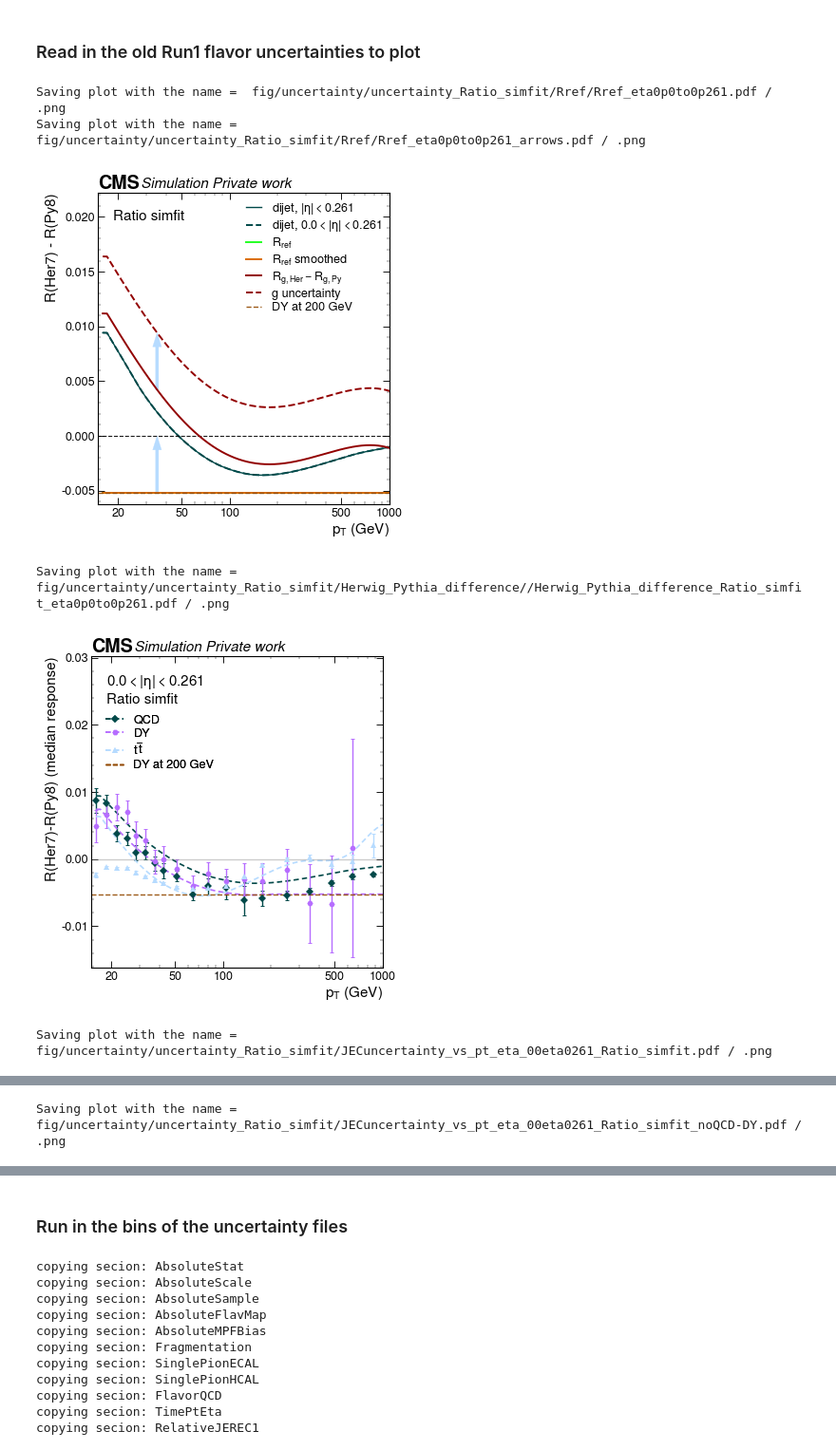
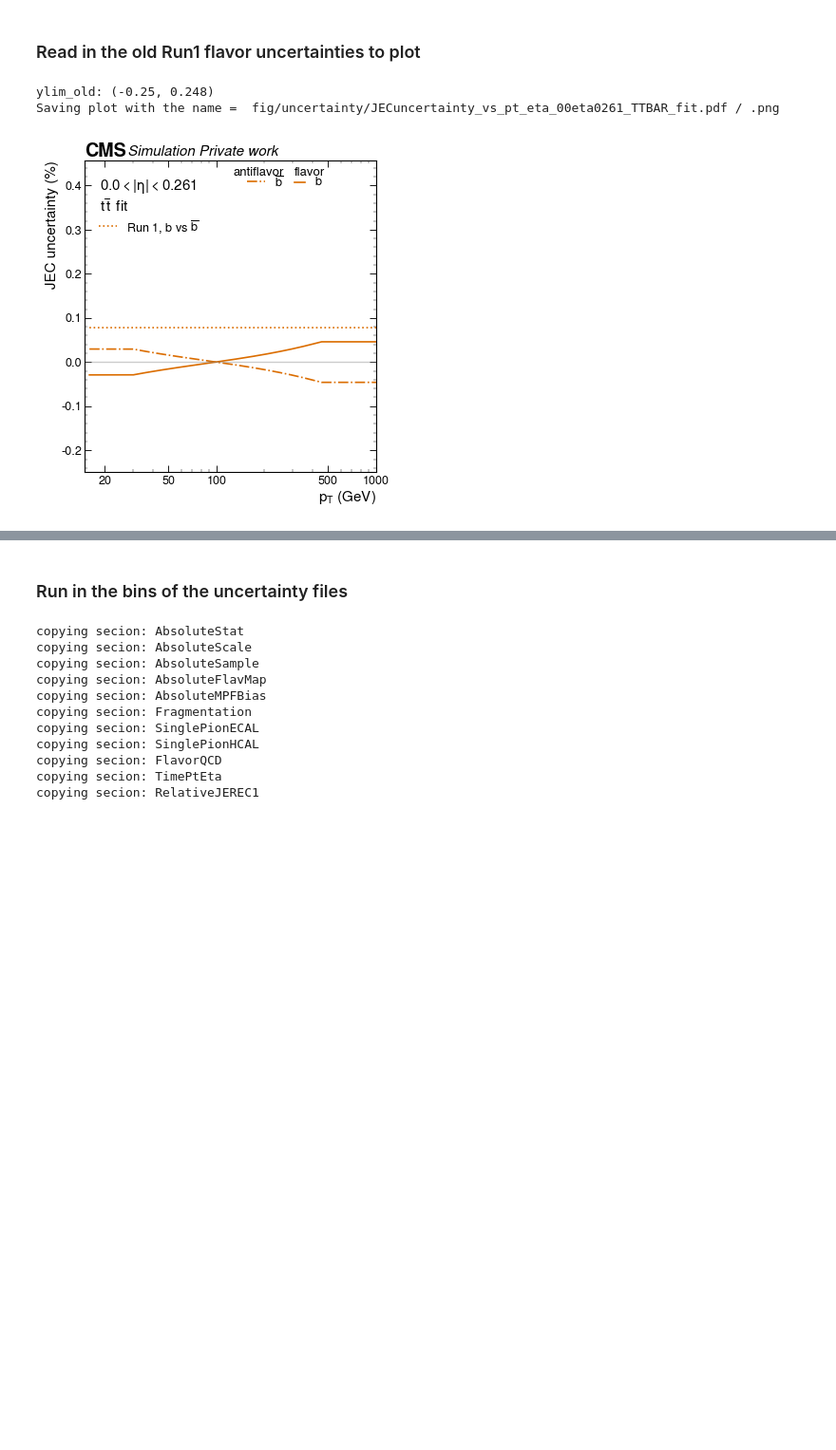
Before and after one commit to AndrissP/JMECoffea, a Jupyter notebook: flavor_fractions_and_uncertainties.ipynb, the cells around one changed output, grey strips where cells are left out. Shown at 95% size. Drawn from its saved outputs; the diff is of its cells as text; code cells hidden in the pictures; blank space fills up the shorter version.

```diff
--- a/flavor_fractions_and_uncertainties.ipynb
+++ b/flavor_fractions_and_uncertainties.ipynb
@@ -394,13 +400,18 @@ correction_txt = f'Summer20UL18_V2_MC_L5Flavor_AK4PFchs'
 # correction_txt_simfit = f'Summer20UL18_V2_MC_L5Flavor_AK4PFchs_simfit'#+combine_antiflavour_txt
 # %%
 # Always use MG corrections. MGPy and MGHer as the they contain the MG QCD datasets that are in both Pythia and Herwig
-fit_tags = {'Sum20Py': 'MGQCD',
-           'Sum20Her': 'MGQCD_Her'}
+fit_tags = {'Sum20Py': '_MGQCD',
+           'Sum20Her': '_MGQCD_Her'}
+
+# for split_antiflav
+if not combine_antiflavour:
+    fit_tags = {'Sum20Py': '_Summer20Flavor_old',
+               'Sum20Her': '_Summer20Flavor_old_Her'}
 
 #### Read the fitted corrections
 evaluator_names = {
-    'Sum20Py': f'{correction_txt}{combine_antiflavour_txt}_{fit_tags["Sum20Py"]}{unc_eta_str}',
-    'Sum20Her': f'{correction_txt}{combine_antiflavour_txt}_{fit_tags["Sum20Her"]}{unc_eta_str}',
+    'Sum20Py': f'{correction_txt}{combine_antiflavour_txt}{fit_tags["Sum20Py"]}{unc_eta_str}',
+    'Sum20Her': f'{correction_txt}{combine_antiflavour_txt}{fit_tags["Sum20Her"]}{unc_eta_str}',
 #     'Sum20Py_simfit': f'{correction_txt}_standalonePy_simfit{unc_eta_str}', #
 #     'Sum20Her_simfit': f'{correction_txt}_simfit{unc_eta_str}_Her',
 }
@@ -438,5 +449,8 @@ ext.add_weight_sets(corr_loc_Sum20_Py+corr_loc_Sum20_Her) #+corr_loc_Sum20_Py_si
 #     ext.add_weight_sets(corr_loc_Sum20_Py+corr_loc_Sum20_Her)
 ext.finalize()
 evaluator = ext.make_evaluator()
-# else:
-correction_txt = correction_txt+combine_antiflavour_txt+'_MGQCD'
+correction_txt = correction_txt+combine_antiflavour_txt
+if combine_antiflavour:
+    correction_txt = correction_txt+'_MGQCD'
+else: ## for now use the old results before updates
+    correction_txt = 'Summer20UL18_V2_MC_L5Flavor_AK4PFchs_split_antiflav_Summer20Flavor_old'
@@ -744,10 +1722,14 @@ def make_ref(ptvals, etavals, Her_Py_ratio_incl_DY, Her_Py_ratio_incl_QCD):
 # %%
 from scipy.signal import savgol_filter
 
-ptplot_vals = [16, 21.5, 32.5, 51, 105, 350, 650]
+# ptplot_vals = [16, 21.5, 32.5, 51, 105, 350, 650]
 ptplot_vals = []
 etaplot_vals = [jeteta_bins.centres[0]]
 # etaplot_vals = jeteta_bins.centres #[16, 21.5, 32.5, 51, 105, 350, 650]
+
+flavors2plot = ['b', 'bbar'] # to make the plot look less busy
+# flavors2plot = ['c', 'b', 'ud', 's', 'cbar', 'bbar', 'udbar', 'sbar'] # to make the plot look less busy
+
 # etaplot_vals = [0]
 
 # ptplot_vals = [] #[16, 21.5, 32.5, 51, 105, 350, 650]
@@ -782,7 +1764,7 @@ else:
                                         correction_txt_dir=correction_txt_dir,
                                         correction_txt=correction_txt_mtp,
                                         inverse=False,
-                                        ptmin_global=ptmin_global,
+#                                         ptmin_global=ptmin_global,
                                         ptmax_global=ptmax_global,
                                         use_corrections=use_corrections2,
                                        )
@@ -842,44 +1824,44 @@ for plot_val, plotvspt in zip(plot_vals, plotvspt_ls):
     if plotvspt:
 #         uncertainty_curves['Rref'] = savgol_filter(uncertainty_curves['Rref'], 150, 3)
         Rinit = uncertainty_curves['Rref'].copy()
         uncertainty_curves['Rref'] = moving_average(uncertainty_curves['Rref'], len(uncertainty_curves['Rref'])//12)
     ptoretastr+=pltstr2
 
-    if plotvspt:
+    if plotvspt and combine_antiflavour:
         plot_Rref(ptvals, uncertainty_curves["Rdijet0"], HerPy_differences['QCD'][0], uncertainty_curves["g20q80_fixed"],
                  Rinit, uncertainty_curves['Rref'], jeteta_bins, idx, pltstr2[1:], uncertainty_curves["g100"] )
         ptidx = np.searchsorted(ptvals,200) #DY never has decent stats
         HerPy_differences['DY'][0][ptidx:] = HerPy_differences['DY'][0][ptidx]
-        flavors2 = ['g', 'c', 'b', 'q']
+
+#         flavors2plot = ['c', 'b', 'q']
         plot_HerPydiff(ptvals, HerPy_differences, uncertainty_curves, divideHerPy, idx, jeteta_bins, pt_bins,
                        pltstr2, flavors=[], combine_antiflavour=combine_antiflavour)
 
 #     for flav in flavors:
 #         if combine_antiflavour:
 #             uncert_to_save[flav] = np.vstack([uncert_to_save[flav],
 #                                               uncertainty_curves[flav+'100']-uncertainty_curves['Rref']])
 #         else:
 #             uncert_to_save[flav] = np.vstack([uncert_to_save[flav],
 #                                               uncertainty_curves[flav+'100']])
 
     if not divideHerPy:
-#         flavors2 = ['g', 'c', 'b', 'q', 'u', 'd', 's']
-        flavors2 = ['g', 'c', 'b', 'q']
+#         flavors2plot = ['g', 'c', 'b', 'q', 'u', 'd', 's']
+#         flavors2plot = ['g', 'c', 'b', 'q']
+#         flavors2plot = flavors
 #         print("HerPy diff 1 = ", HerPy_differences['QCD'][0][:10]*100)
         if combine_antiflavour:
             plot_uncertainty(ptvals, etavals, HerPy_differences, uncertainty_curves, uncertainties,
-                             ptoretastr, pltstr2, flavors2, plotvspt=plotvspt, plot_qcd_DY=True)
+                             ptoretastr, pltstr2, flavors2plot, plotvspt=plotvspt, plot_qcd_DY=True)
             plot_uncertainty(ptvals, etavals, HerPy_differences, uncertainty_curves, uncertainties,
-                             ptoretastr, pltstr2, ['g', 'c', 'b', 'q'], plotvspt=plotvspt, plot_qcd_DY=False)
+                             ptoretastr, pltstr2, flavors2plot, plotvspt=plotvspt, plot_qcd_DY=False)
         else:
-            plot_uncertainty_antiflav(ptvals, etavals, uncertainty_curves, uncertainties,
-                             ptoretastr, flavors2, plotvspt=plotvspt)
+            unc_old = {'b': np.array([0.078]*len(ptvals))}
+            plot_uncertainty_antiflav(ptvals, etavals, uncertainty_curves, unc_old,
+                             ptoretastr, flavors2plot, plotvspt=plotvspt, plot_old=True, ylims=(-0.25, 0.248))
 # for flav in flavors:
 #     uncert_to_save[flav] = uncert_to_save[flav][1:]
 # %% [output]
-Saving plot with the name =  fig/uncertainty/uncertainty_Ratio_simfit/Rref/Rref_eta0p0to0p261.pdf / .png
-Saving plot with the name =  fig/uncertainty/uncertainty_Ratio_simfit/Rref/Rref_eta0p0to0p261_arrows.pdf / .png
+ylim_old: (-0.25, 0.248)
+Saving plot with the name =  fig/uncertainty/JECuncertainty_vs_pt_eta_00eta0261_TTBAR_fit.pdf / .png
-[figure, old version]
+[figure, new version]
-Saving plot with the name =  fig/uncertainty/uncertainty_Ratio_simfit/Herwig_Pythia_difference//Herwig_Pythia_difference_Ratio_simfit_eta0p0to0p261.pdf / .png
-[figure, removed]
-Saving plot with the name =  fig/uncertainty/uncertainty_Ratio_simfit/JECuncertainty_vs_pt_eta_00eta0261_Ratio_simfit.pdf / .png
@@ -887 +1867,0 @@ Saving plot with the name =  fig/uncertainty/uncertainty_Ratio_simfit/JECuncerta
-Saving plot with the name =  fig/uncertainty/uncertainty_Ratio_simfit/JECuncertainty_vs_pt_eta_00eta0261_Ratio_simfit_noQCD-DY.pdf / .png
```
Also changed, not shown: parts of 8 cells of this notebook, 14 other files.
